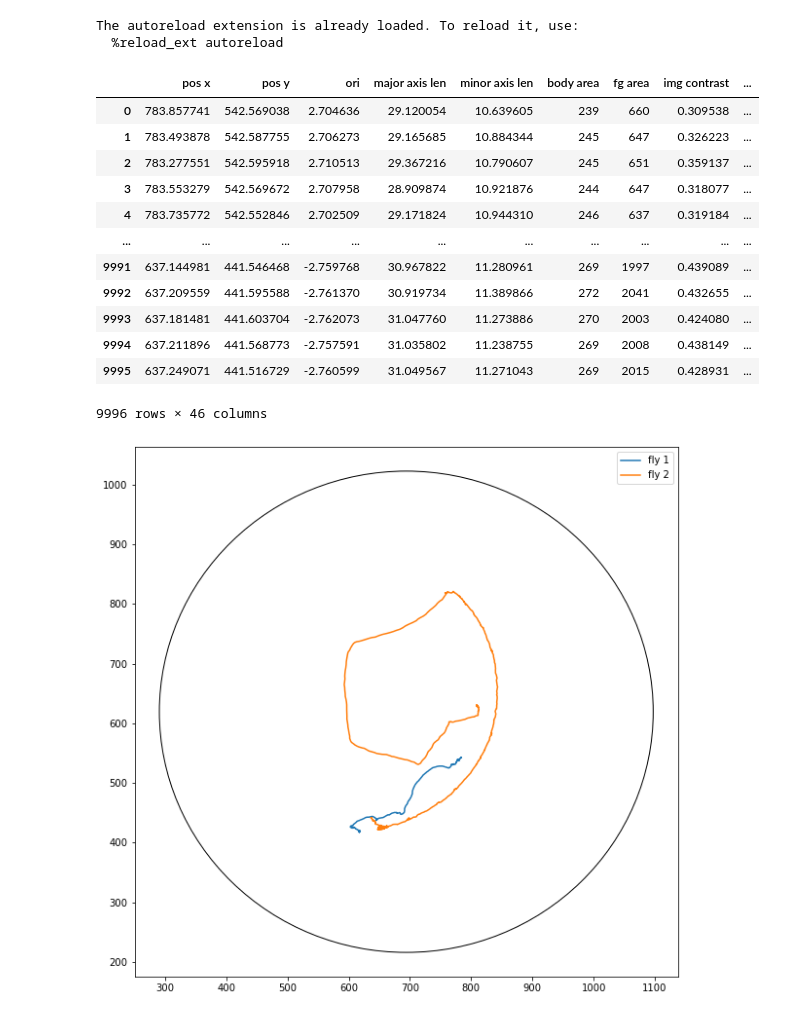
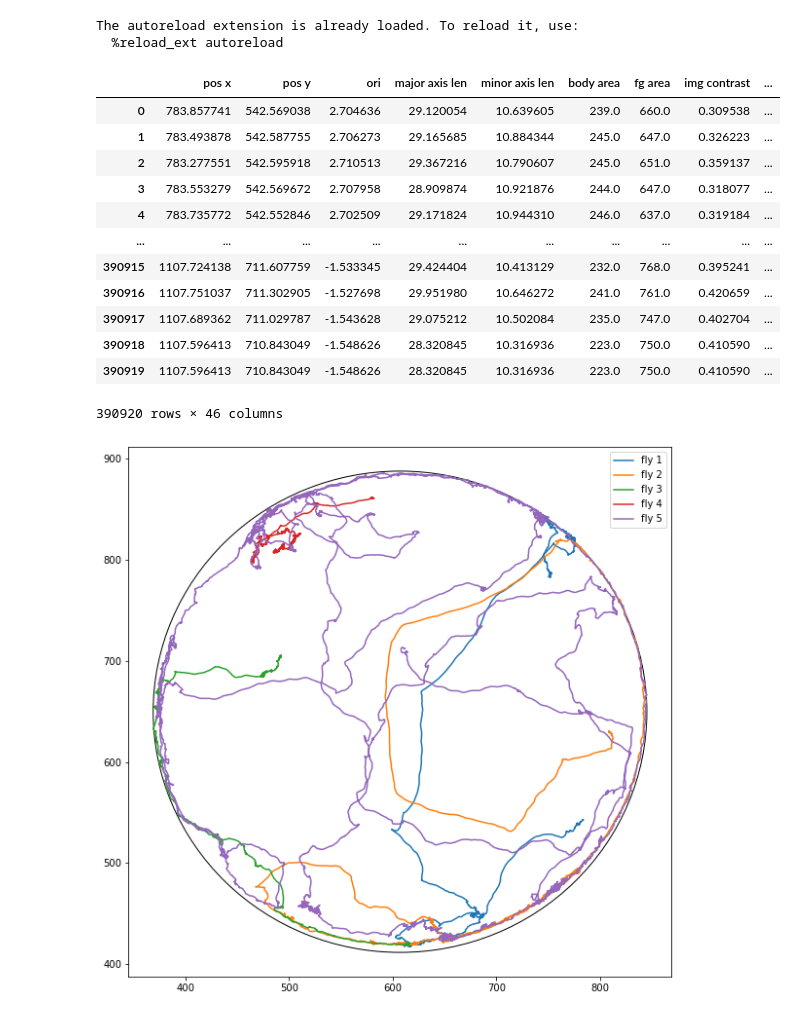
Before and after one commit to andystopia/motra, a Jupyter notebook: example.ipynb, the cells around one changed output. Drawn from its saved outputs; the diff is of its cells as text; code cells hidden in the pictures.

```diff
--- a/example.ipynb
+++ b/example.ipynb
@@ -7,25 +7,26 @@ The autoreload extension is already loaded. To reload it, use:
 # %%
 import motra
 # %%
-fly = motra.parse("datasets/sample.xlsx")
+fly = motra.parse("datasets/sample-trackfeat.xls")
 fly
 # %% [output]
 |  | pos x | pos y | ori | major axis len | minor axis len | body area | fg area | img contrast | ... |
-| 0 | 783.857741 | 542.569038 | 2.704636 | 29.120054 | 10.639605 | 239 | 660 | 0.309538 | ... |
-| 1 | 783.493878 | 542.587755 | 2.706273 | 29.165685 | 10.884344 | 245 | 647 | 0.326223 | ... |
-| 2 | 783.277551 | 542.595918 | 2.710513 | 29.367216 | 10.790607 | 245 | 651 | 0.359137 | ... |
-| 3 | 783.553279 | 542.569672 | 2.707958 | 28.909874 | 10.921876 | 244 | 647 | 0.318077 | ... |
-| 4 | 783.735772 | 542.552846 | 2.702509 | 29.171824 | 10.944310 | 246 | 637 | 0.319184 | ... |
+| 0 | 783.857741 | 542.569038 | 2.704636 | 29.120054 | 10.639605 | 239.0 | 660.0 | 0.309538 | ... |
+| 1 | 783.493878 | 542.587755 | 2.706273 | 29.165685 | 10.884344 | 245.0 | 647.0 | 0.326223 | ... |
+| 2 | 783.277551 | 542.595918 | 2.710513 | 29.367216 | 10.790607 | 245.0 | 651.0 | 0.359137 | ... |
+| 3 | 783.553279 | 542.569672 | 2.707958 | 28.909874 | 10.921876 | 244.0 | 647.0 | 0.318077 | ... |
+| 4 | 783.735772 | 542.552846 | 2.702509 | 29.171824 | 10.944310 | 246.0 | 637.0 | 0.319184 | ... |
 | ... | ... | ... | ... | ... | ... | ... | ... | ... | ... |
-| 9991 | 637.144981 | 441.546468 | -2.759768 | 30.967822 | 11.280961 | 269 | 1997 | 0.439089 | ... |
-| 9992 | 637.209559 | 441.595588 | -2.761370 | 30.919734 | 11.389866 | 272 | 2041 | 0.432655 | ... |
-| 9993 | 637.181481 | 441.603704 | -2.762073 | 31.047760 | 11.273886 | 270 | 2003 | 0.424080 | ... |
-| 9994 | 637.211896 | 441.568773 | -2.757591 | 31.035802 | 11.238755 | 269 | 2008 | 0.438149 | ... |
-| 9995 | 637.249071 | 441.516729 | -2.760599 | 31.049567 | 11.271043 | 269 | 2015 | 0.428931 | ... |
+| 390915 | 1107.724138 | 711.607759 | -1.533345 | 29.424404 | 10.413129 | 232.0 | 768.0 | 0.395241 | ... |
+| 390916 | 1107.751037 | 711.302905 | -1.527698 | 29.951980 | 10.646272 | 241.0 | 761.0 | 0.420659 | ... |
+| 390917 | 1107.689362 | 711.029787 | -1.543628 | 29.075212 | 10.502084 | 235.0 | 747.0 | 0.402704 | ... |
+| 390918 | 1107.596413 | 710.843049 | -1.548626 | 28.320845 | 10.316936 | 223.0 | 750.0 | 0.410590 | ... |
+| 390919 | 1107.596413 | 710.843049 | -1.548626 | 28.320845 | 10.316936 | 223.0 | 750.0 | 0.410590 | ... |
-9996 rows × 46 columns
+390920 rows × 46 columns
 # %%
-center, radius = motra.arena(fly)
-motra.arena_trajectory(fly, center, radius)
+arena_1 = fly[fly["fly_id"] < 6]
+center, radius = motra.arena(arena_1)
+motra.arena_trajectory(arena_1, center, radius)
 # %% [output]
-[figure, old version]
+[figure, new version]
 # %%
```
Also changed, not shown: parts of 3 cells of this notebook, 5 other files.
